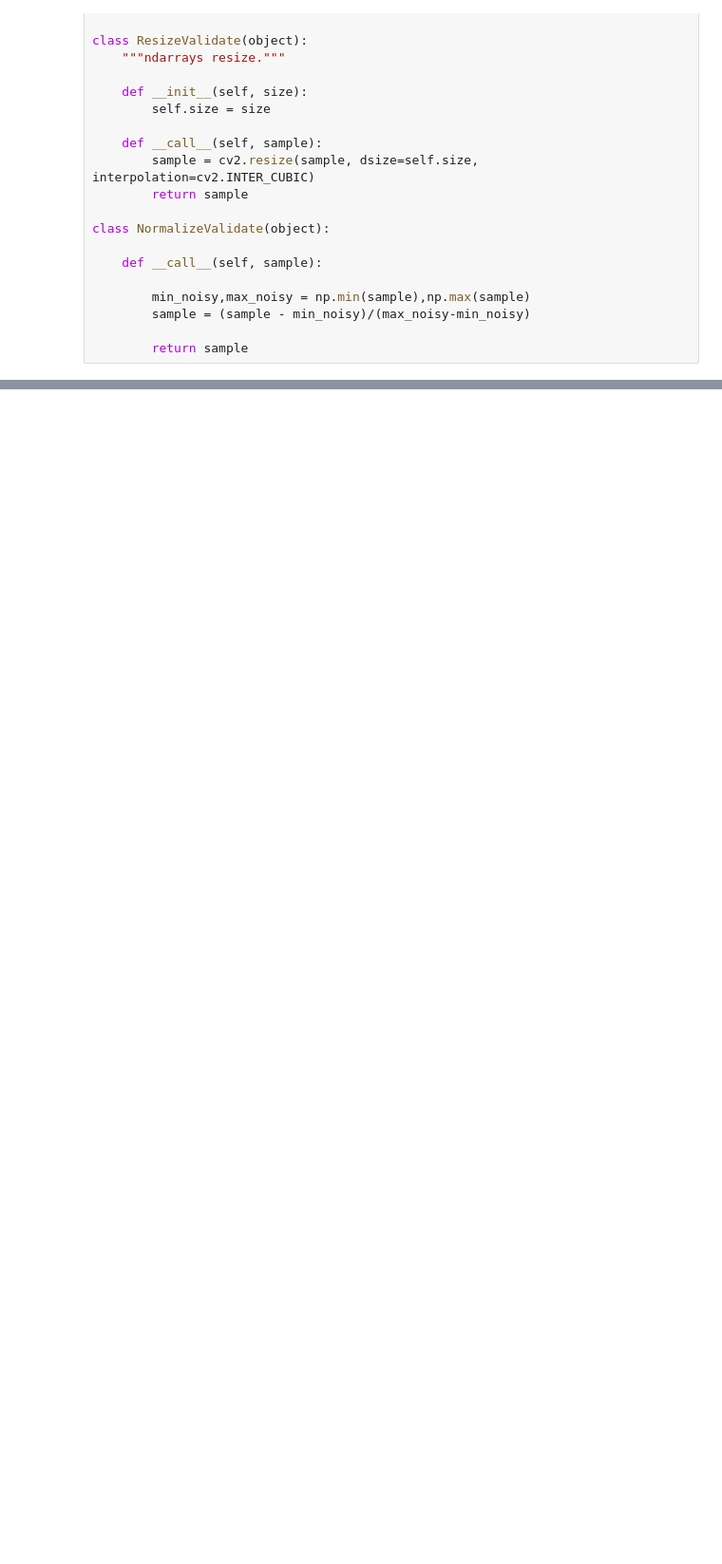
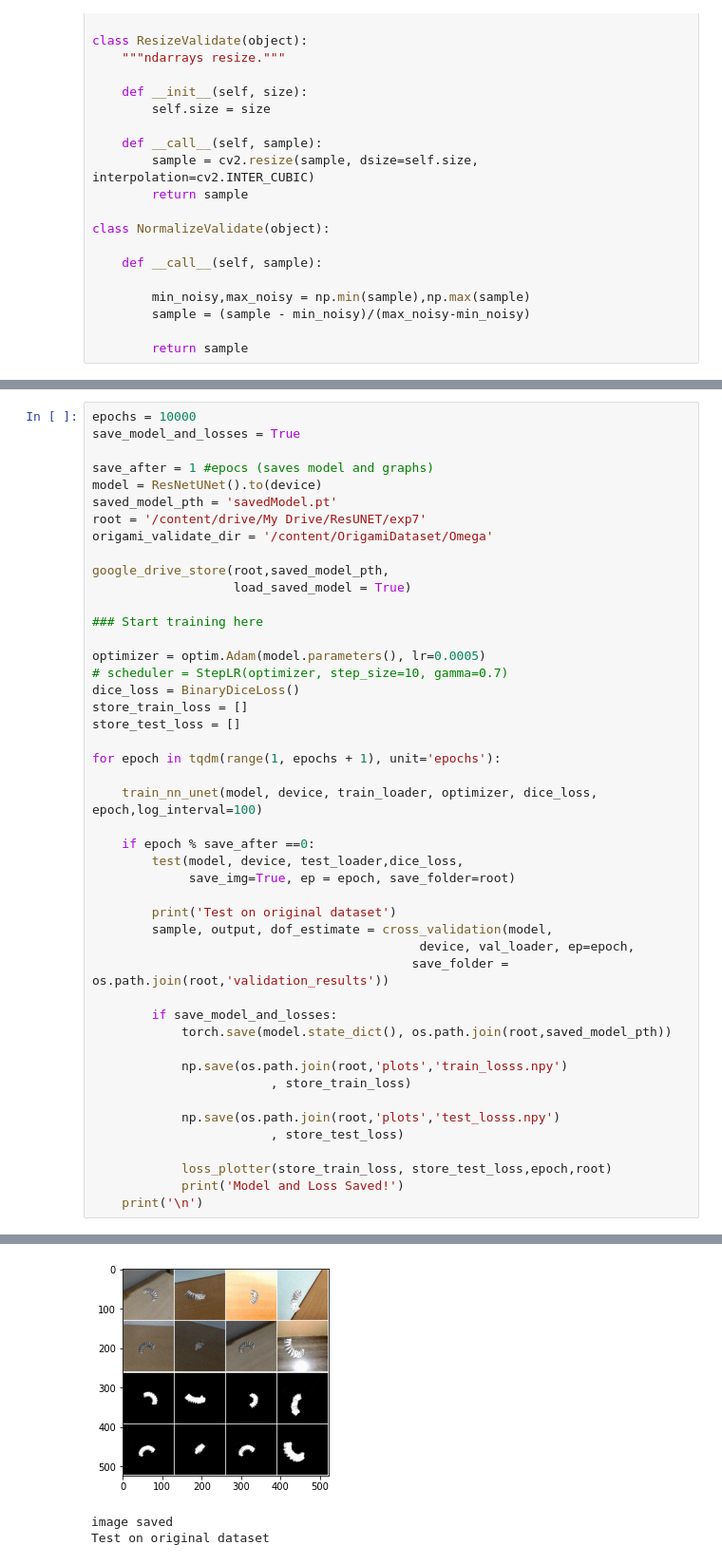
Before and after one commit to take2rohit/scoop_net, a Jupyter notebook: 22_cleaned_resnet_unet.ipynb, the cells around one changed output, grey strips where cells are left out. Shown at 95% size. Saved outputs shown, nothing was run; the diff lists cells and outputs as text; blank space fills up the shorter version.

Commit message:
minor bug fixes and a lot of small improvement like folder creation

```diff
--- a/22_cleaned_resnet_unet.ipynb
+++ b/22_cleaned_resnet_unet.ipynb
@@ -731,0 +747,47 @@ tensor([[ 0.0053, -0.0300,  0.2881,  0.7671,  1.4239, -0.0815],
+# %%
+epochs = 10000
+save_model_and_losses = True
+
+save_after = 1 #epocs (saves model and graphs)
+model = ResNetUNet().to(device)
+saved_model_pth = 'savedModel.pt'
+root = '/content/drive/My Drive/ResUNET/exp7'
+origami_validate_dir = '/content/OrigamiDataset/Omega'
+
+google_drive_store(root,saved_model_pth,
+                   load_saved_model = True)
+
+### Start training here
+
+optimizer = optim.Adam(model.parameters(), lr=0.0005)
+# scheduler = StepLR(optimizer, step_size=10, gamma=0.7)
+dice_loss = BinaryDiceLoss()
+store_train_loss = []
+store_test_loss = []
+
+for epoch in tqdm(range(1, epochs + 1), unit='epochs'):
+
+    train_nn_unet(model, device, train_loader, optimizer, dice_loss, epoch,log_interval=100)
+
+    if epoch % save_after ==0:
+        test(model, device, test_loader,dice_loss,
+             save_img=True, ep = epoch, save_folder=root)
+
+        print('Test on original dataset')
+        sample, output, dof_estimate = cross_validation(model,
+                                            device, val_loader, ep=epoch,
+                                           save_folder = os.path.join(root,'validation_results'))
+
+        if save_model_and_losses:
+            torch.save(model.state_dict(), os.path.join(root,saved_model_pth))
+
+            np.save(os.path.join(root,'plots','train_losss.npy')
+                        , store_train_loss)
+
+            np.save(os.path.join(root,'plots','test_losss.npy')
+                        , store_test_loss)
+
+            loss_plotter(store_train_loss, store_test_loss,epoch,root)
+            print('Model and Loss Saved!')
+    print('\n')
+# %% [output]
@@ -731,0 +801,3 @@ tensor([[ 0.0053, -0.0300,  0.2881,  0.7671,  1.4239, -0.0815],
+[figure, added]
+image saved
+Test on original dataset
```
Also changed, not shown: parts of 14 cells of this notebook.
